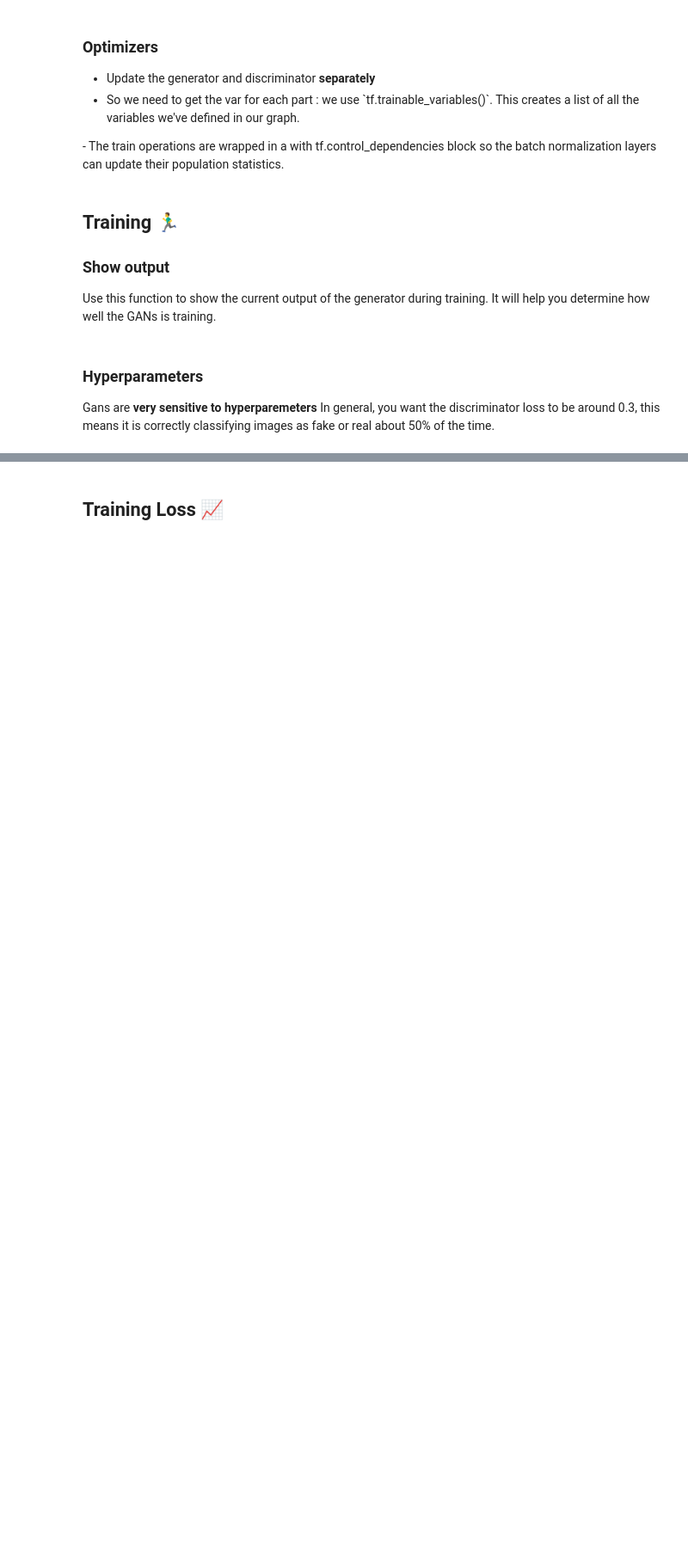
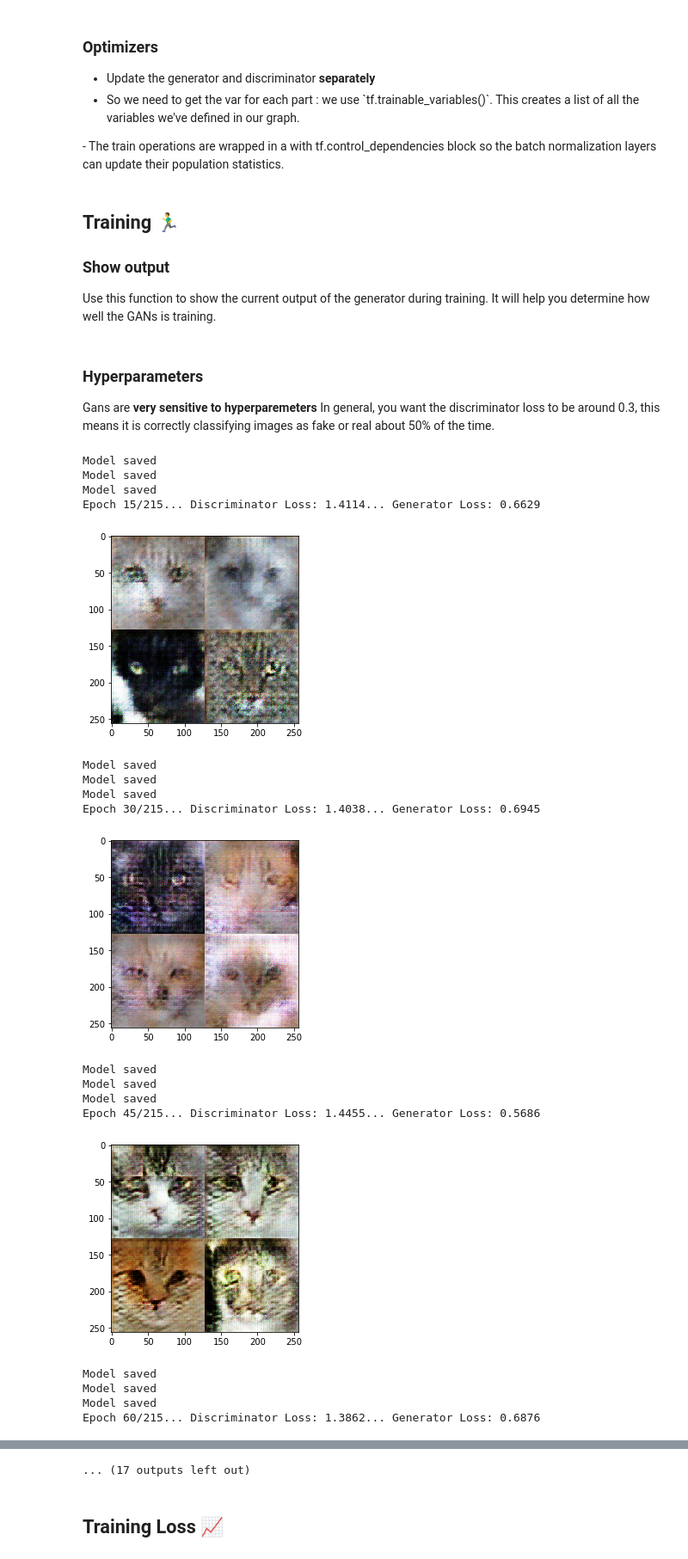
Before and after one commit to simoninithomas/CatDCGAN, a Jupyter notebook: Cat DCGAN.ipynb, the cells around one changed output, grey strips where cells are left out. Shown at 86% size. Cells and saved outputs as stored; diff of their text form; code cells hidden in the pictures; blank space fills up the shorter version.

```diff
--- a/Cat DCGAN.ipynb
+++ b/Cat DCGAN.ipynb
@@ -62,7 +62,7 @@ import cv2
 import matplotlib.pyplot as plt
 %matplotlib inline
 
-do_preprocess = False
+do_preprocess = True
 from_checkpoint = False
 # %% [markdown]
 ## The Data 📚
@@ -72,7 +72,7 @@ data_dir = './cats_bigger_than_128x128' # Data
 data_resized_dir = "./resized_data"# Resized data
 
 if do_preprocess == True:
-    os.mkdir(data_resized_dir)
+    #os.mkdir(data_resized_dir)
 
     for each in os.listdir(data_dir):
         image = cv2.imread(os.path.join(data_dir, each))
@@ -563,7 +569,8 @@ def train(epoch_count, batch_size, z_dim, learning_rate_D, learning_rate_G, beta
     d_opt, g_opt = model_optimizers(d_loss, g_loss, lr_D, lr_G, beta1)
 
     i = 0
-
+    losses = []
+    samples = []
     version = "firstTrain"
     with tf.Session() as sess:
         sess.run(tf.global_variables_initializer())
@@ -603,13 +610,15 @@ def train(epoch_count, batch_size, z_dim, learning_rate_D, learning_rate_G, beta
                     if i % 10 == 0:
                         train_loss_d = d_loss.eval({input_z: batch_z, input_images: batch_images})
                         train_loss_g = g_loss.eval({input_z: batch_z})
-
+                        losses.append(train_loss_d)
+                        losses.append(train_loss_g)
                         # Save it
                         image_name = str(i) + ".jpg"
                         image_path = "./images/" + image_name
+                        samples.append(image_path)
                         show_generator_output(sess, 4, input_z, data_shape[3], data_image_mode, image_path, True, False)
 
-                    # Print every 5 epochs (for stability overwize the jupyter notebook will bug)
+                    # Print every 15 epochs (for stability overwize the jupyter notebook will bug)
                     if i % 1500 == 0:
 
                         image_name = str(i) + ".jpg"
@@ -644,7 +653,28 @@ beta1 = 0.5
 # %%
 # Load the data and train the network here
 dataset = helper.Dataset(glob(os.path.join(data_resized_dir, '*.jpg')))
-
+losses = []
+samples = []
 with tf.Graph().as_default():
     losses, samples = train(epochs, batch_size, z_dim, learning_rate_D, learning_rate_G, beta1, dataset.get_batches,
           dataset.shape, dataset.image_mode, alpha)
+# %% [output]
+Model saved
+Model saved
+Model saved
+Epoch 15/215... Discriminator Loss: 1.4114... Generator Loss: 0.6629
+[figure, added]
+Model saved
+Model saved
+Model saved
+Epoch 30/215... Discriminator Loss: 1.4038... Generator Loss: 0.6945
+[figure, added]
+Model saved
+Model saved
+Model saved
+Epoch 45/215... Discriminator Loss: 1.4455... Generator Loss: 0.5686
+[figure, added]
+Model saved
+Model saved
+Model saved
+Epoch 60/215... Discriminator Loss: 1.3862... Generator Loss: 0.6876
@@ -650,0 +692 @@ with tf.Graph().as_default():
+... (17 outputs left out)
```
Also changed, not shown: parts of 6 cells of this notebook, 5 other files.
